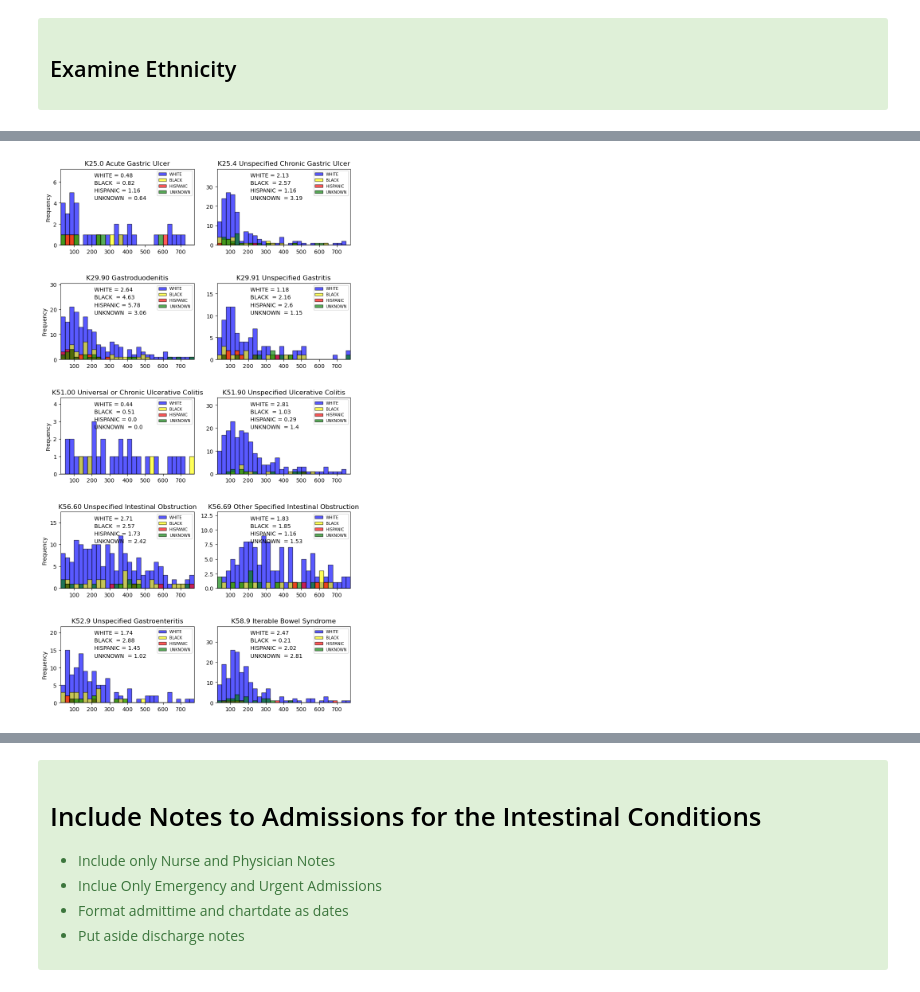
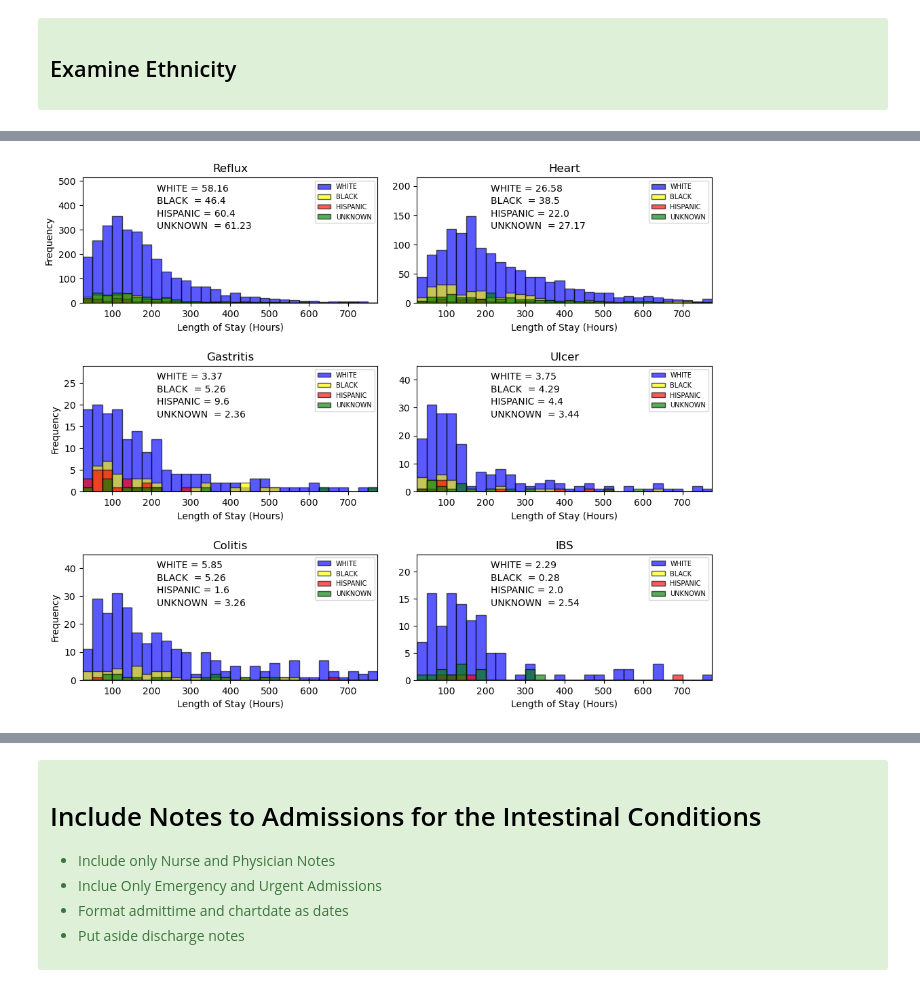
Before and after one commit to rdpratti/Medical-MIMIC-Research, a Jupyter notebook: Notebooks/MIMIC-Notes-EDA.ipynb, the cells around one changed output, grey strips where cells are left out. Cells and saved outputs as stored; diff of their text form; code cells hidden in the pictures.

```diff
--- a/Notebooks/MIMIC-Notes-EDA.ipynb
+++ b/Notebooks/MIMIC-Notes-EDA.ipynb
@@ -254,11 +277,11 @@ dtype: int64
 <div class="alert alert-block alert-success"><font color="black"><h1><left>Length of Stay Statistics and Admission Counts By Primary Diagnosis Code</left></h1></font>
 # %%
 intestinal_adms.merge(diag_codes, left_on='primary_icd9_code', right_on='icd9_code')\
-                        .groupby(['primary_icd10_code', 'primary_icd9_code' , 'long_title'])\
+                        .groupby(['primary_icd10_code', 'primary_icd9_code' , 'icd_category', 'long_title'])\
                         .agg(stay_hrs_min= ('stay_hours','min'),
                              stay_hrs_max= ('stay_hours','max'),
                              stay_hrs_avg= ('stay_hours','mean'),
                              adms_count=('hadm_id','count'))\
                          .round(1)\
-                         .sort_values(by=['adms_count'], ascending=False, inplace=False)[1:20]
+                         .sort_values(by=['adms_count'], ascending=False, inplace=False)[1:30]
 # %% [output]
@@ -489,5 +525,5 @@ for code, description in icd_codes.items():
 # %%
-figure, axis = plt.subplots(nrows=5, ncols=2, figsize=(8, 10))
+figure, axis = plt.subplots(nrows=3, ncols=2, figsize=(8, 14))
 figure.tight_layout() # Or equivalently,  "plt.tight_layout()"
 plt.subplots_adjust(hspace=0.5)
 
@@ -495,26 +531,18 @@ plt.subplots_adjust(hspace=0.5)
 # abins = range(25,800,25)
 # kwargs = dict(alpha=0.65, bins=abins)
 
-
-
-icd_codes = {'K25.0':'Acute Gastric Ulcer','K25.4':'Unspecified Chronic Gastric Ulcer',
-             'K29.90':'Gastroduodenitis','K29.91':'Unspecified Gastritis',
-             'K51.00':'Universal or Chronic Ulcerative Colitis','K51.90':'Unspecified Ulcerative Colitis',
-             'K52.9':'Unspecified Gastroenteritis','K56.60':'Unspecified Intestinal Obstruction',
-             'K56.69':'Other Specified Intestinal Obstruction', 'K58.9':'Iterable Bowel Syndrome'}
-
 x_row = 0
 x_col = 0
 
-for code, description in icd_codes.items():
+for code, description in icd_codes2.items():
 
-    temp_xm = intestinal_adms.loc[(intestinal_adms['primary_icd10_code'].str.contains(code)) &
+    temp_xm = intestinal_adms.loc[(intestinal_adms['icd_category'].str.contains(code)) &
                         (intestinal_adms['admission_type'] == 'EMERGENCY'),'stay_hours']
-    temp_xs = intestinal_adms.loc[(intestinal_adms['primary_icd10_code'].str.contains(code)) &
+    temp_xs = intestinal_adms.loc[(intestinal_adms['icd_category'].str.contains(code)) &
                         (intestinal_adms['admission_type'] != 'EMERGENCY'),'stay_hours']
     temp_data = [temp_xm, temp_xs]
     axis[x_row,x_col].boxplot(temp_data)
-    xtitle = code + ' ' + description
+    xtitle = code
     axis[x_row,x_col].set_title(xtitle)
     axis[x_row,x_col].set_xticklabels(['EMERGENCY', 'ELECTIVE'])
     if x_col == 0:
@@ -623,7 +666,7 @@ intestinal_adms.groupby('ethnic_group').size().reset_index(name='Total')
 # %%
 # Compare Length of Stay and Ethnicity
 # Initialize the subplot function using number of rows and columns
-figure, axis = plt.subplots(nrows=5, ncols=2, figsize=(8, 14))
+figure, axis = plt.subplots(nrows=3, ncols=2, figsize=(10, 8))
 figure.tight_layout() # Or equivalently,  "plt.tight_layout()"
 plt.subplots_adjust(hspace=0.5)
 
@@ -631,24 +674,18 @@ plt.subplots_adjust(hspace=0.5)
 abins = range(25,800,25)
 kwargs = dict(alpha=0.65, bins=abins)
 
-icd_codes = {'K25.0':'Acute Gastric Ulcer','K25.4':'Unspecified Chronic Gastric Ulcer',
-             'K29.90':'Gastroduodenitis','K29.91':'Unspecified Gastritis',
-             'K51.00':'Universal or Chronic Ulcerative Colitis','K51.90':'Unspecified Ulcerative Colitis',
-             'K56.60':'Unspecified Intestinal Obstruction', 'K56.69':'Other Specified Intestinal Obstruction',
-             'K52.9':'Unspecified Gastroenteritis','K58.9':'Iterable Bowel Syndrome'}
-
 x_row = 0
 x_col = 0
 
-for code, description in icd_codes.items():
+for code, description in icd_codes2.items():
 
-    temp_xw = intestinal_adms.loc[(intestinal_adms['primary_icd10_code'].str.contains(code)) &
+    temp_xw = intestinal_adms.loc[(intestinal_adms['icd_category'].str.contains(code)) &
                         (intestinal_adms['ethnic_group'] == 'W'),'stay_hours']
-    temp_xb = intestinal_adms.loc[(intestinal_adms['primary_icd10_code'].str.contains(code)) &
+    temp_xb = intestinal_adms.loc[(intestinal_adms['icd_category'].str.contains(code)) &
                         (intestinal_adms['ethnic_group'] == 'B'),'stay_hours']
-    temp_xh = intestinal_adms.loc[(intestinal_adms['primary_icd10_code'].str.contains(code)) &
+    temp_xh = intestinal_adms.loc[(intestinal_adms['icd_category'].str.contains(code)) &
                         (intestinal_adms['ethnic_group'] == 'H'),'stay_hours']
-    temp_xu = intestinal_adms.loc[(intestinal_adms['primary_icd10_code'].str.contains(code)) &
+    temp_xu = intestinal_adms.loc[(intestinal_adms['icd_category'].str.contains(code)) &
                         (intestinal_adms['ethnic_group'] == 'U'),'stay_hours']
   #  temp_xo = intestinal_adms.loc[(intestinal_adms['primary_icd10_code'].str.contains(code)) &
   #                      (intestinal_adms['ethnic_group'] in ['O','A','I','M']),'stay_hours']
@@ -665,35 +702,36 @@ for code, description in icd_codes.items():
     tun = len(intestinal_adms.loc[(intestinal_adms['ethnic_group'] == 'U')])
 
     atext = 'WHITE = ' + str(round((len(temp_xw)/twn)*100,2))
     btext = 'BLACK  = ' + str(round((len(temp_xb)/tbn)*100,2))
     ctext = 'HISPANIC = ' + str(round((len(temp_xh)/thn)*100,2))
     dtext = 'UNKNOWN  = ' + str(round((len(temp_xu)/tun)*100,2))
  #   etext = 'OTHER = ' + str(len(temp_xo))
 
 
     axis[x_row,x_col].hist(temp_xw, **kwargs, color='blue', edgecolor='black',label='WHITE')
     axis[x_row,x_col].hist(temp_xb, **kwargs, color='yellow', edgecolor='black',label='BLACK')
     axis[x_row,x_col].hist(temp_xh, **kwargs, color='red', edgecolor='black',label='HISPANIC')
     axis[x_row,x_col].hist(temp_xu, **kwargs, color='green', edgecolor='black',label='UNKNOWN')
    # axis[x_row,x_col].hist(temp_xo, **kwargs, color='purple', edgecolor='black',label='OTHER')
-    xtitle = code + ' ' + description
+    xtitle = code
     axis[x_row,x_col].text(0.25, 0.95, atext, horizontalalignment='left', verticalalignment='top', transform=axis[x_row,x_col].transAxes)
     axis[x_row,x_col].text(0.25, 0.85, btext, horizontalalignment='left', verticalalignment='top', transform=axis[x_row,x_col].transAxes)
     axis[x_row,x_col].text(0.25, 0.75, ctext, horizontalalignment='left', verticalalignment='top', transform=axis[x_row,x_col].transAxes)
     axis[x_row,x_col].text(0.25, 0.65, dtext, horizontalalignment='left', verticalalignment='top', transform=axis[x_row,x_col].transAxes)
     # axis[x_row,x_col].text(0.35, 0.55, etext, horizontalalignment='center', verticalalignment='top', transform=axis[x_row,x_col].transAxes)
 
+    axis[x_row,x_col].set_xlabel('Length of Stay (Hours)')
     axis[x_row,x_col].legend(fontsize="7")
     axis[x_row,x_col].set_title(xtitle)
     axis[x_row,x_col].margins(0,0.45)
     if x_col == 0:
         axis[x_row,x_col].set_ylabel('Frequency')
         x_col += 1
     else:
         x_row += 1
         x_col = 0
 # %% [output]
-[figure, old version]
+[figure, new version]
 # %%
 # patients with more than one admission
 # 10% intestinal folks have more than one admission
```
Also changed, not shown: parts of 67 cells of this notebook, 4 other files.
